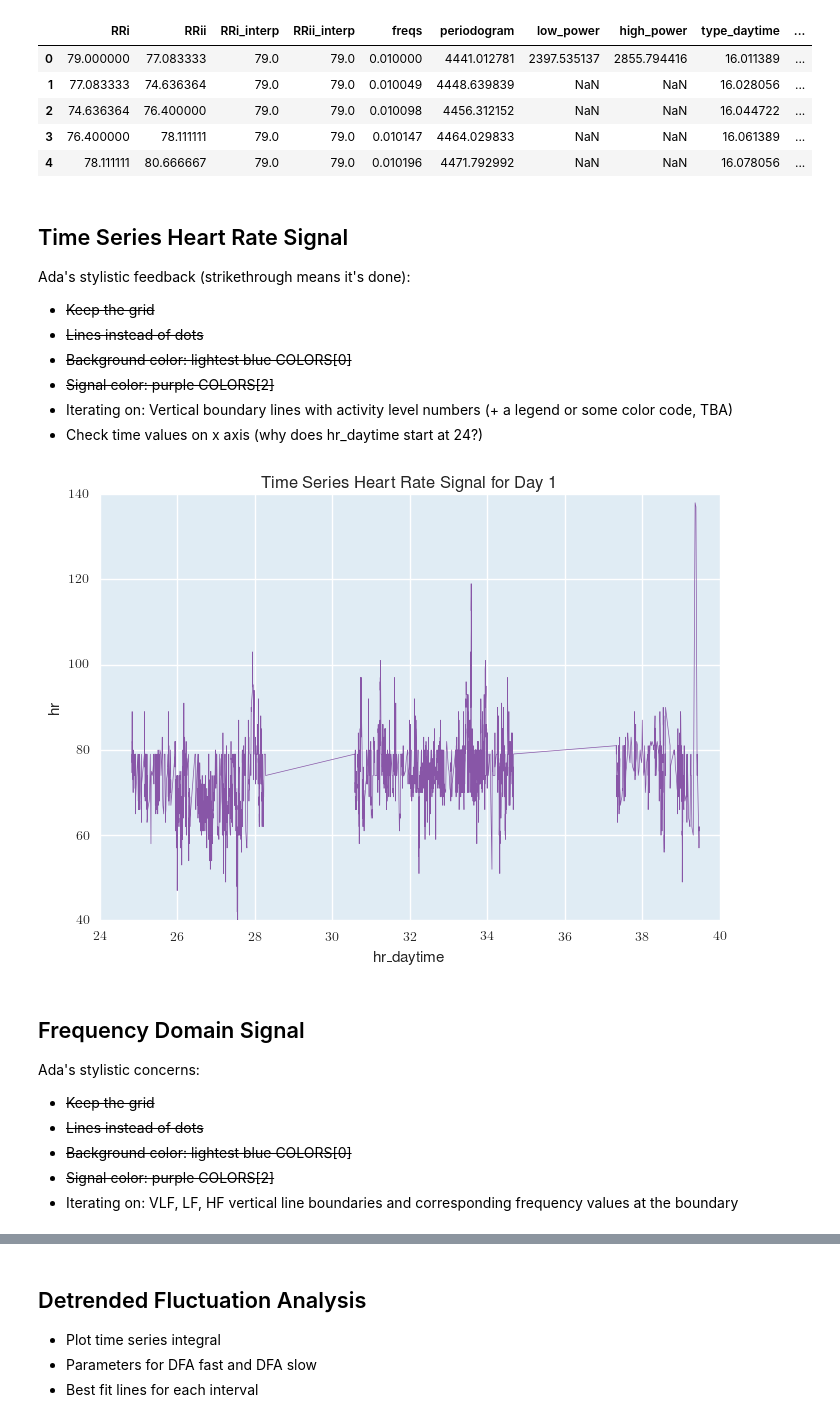
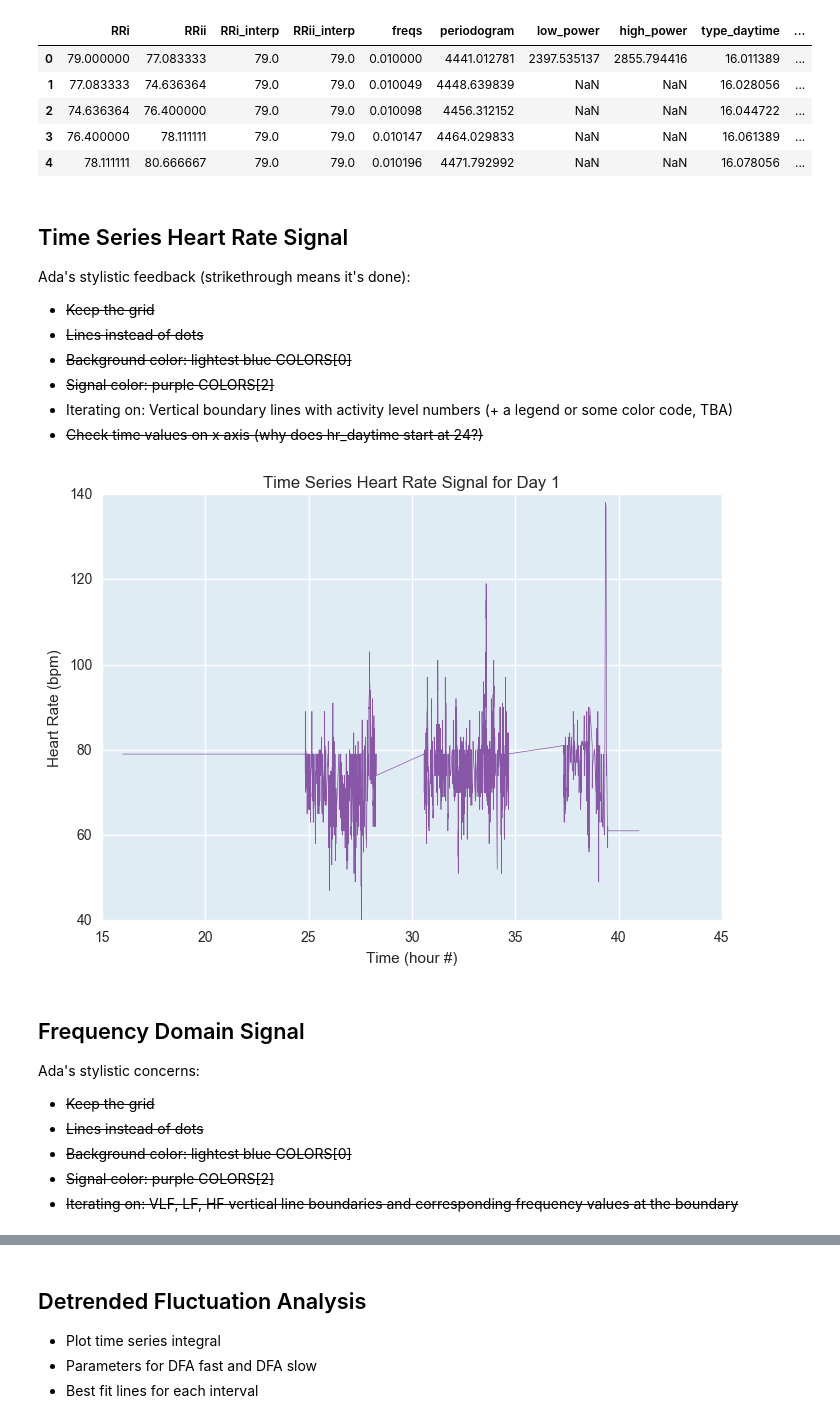
Before and after one commit to terrrychan/PHS-Project, a Jupyter notebook: Visualizations.ipynb, the cells around one changed output, grey strips where cells are left out. Drawn from its saved outputs; the diff is of its cells as text; code cells hidden in the pictures.

```diff
--- a/Visualizations.ipynb
+++ b/Visualizations.ipynb
@@ -64,23 +65,23 @@ Ada's stylistic feedback (strikethrough means it's done):
 - ~~Background color: lightest blue COLORS[0]~~
 - ~~Signal color: purple COLORS[2]~~
 - Iterating on: Vertical boundary lines with activity level numbers (+ a legend or some color code, TBA)
-- Check time values on x axis (why does hr_daytime start at 24?)
+- ~~Check time values on x axis (why does hr_daytime start at 24?)~~
 # %%
-plt.plot(data['hr_daytime'],
-         data['hr'],
+plt.plot(data['hr_time_interp'],
+         data['hr_interp'],
          linestyle=LINESTYLE, alpha=LINEALPHA, color=LINECOLOR, linewidth=LINEWIDTH)
 
 axes = plt.gca()
 axes.set_axis_bgcolor(BGCOLOR)
 
-plt.xlabel('hr\_daytime')
-plt.ylabel('hr')
+plt.xlabel('Time (hour #)')
+plt.ylabel('Heart Rate (bpm)')
 plt.title('Time Series Heart Rate Signal for Day 1')
 
 plt.savefig('day1_TimeSeriesHeartRateSignal.png', format='png')
 plt.show()
 # %% [output]
-[figure, old version]
+[figure, new version]
 # %% [markdown]
 ## Frequency Domain Signal
 
@@ -89,5 +90,5 @@ Ada's stylistic concerns:
 - ~~Lines instead of dots~~
 - ~~Background color: lightest blue COLORS[0]~~
 - ~~Signal color: purple COLORS[2]~~
-- Iterating on: VLF, LF, HF vertical line boundaries and corresponding frequency values at the boundary
+- ~~Iterating on: VLF, LF, HF vertical line boundaries and corresponding frequency values at the boundary~~
 # %%
```
Also changed, not shown: parts of 5 cells of this notebook, 3 other files.
